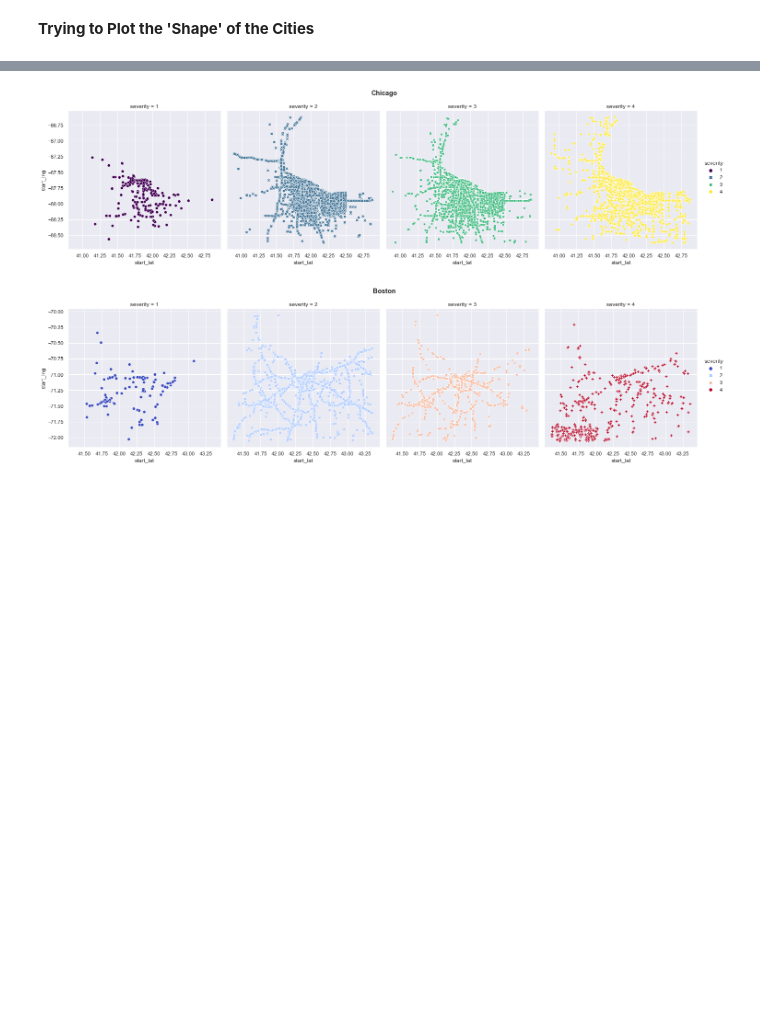
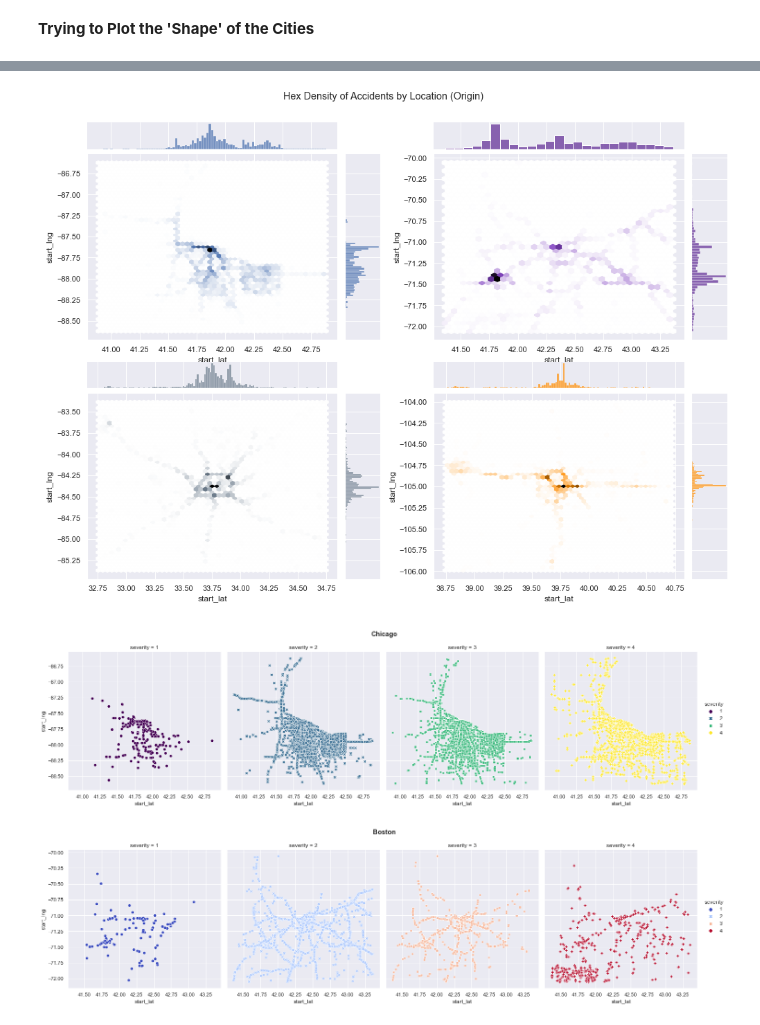
Before and after one commit to jeffreyfloyd/DST-and-traffic-implications, a Jupyter notebook: code/EDA_5_combined.ipynb, the cells around one changed output, grey strips where cells are left out. Cells and saved outputs as stored; diff of their text form; code cells hidden in the pictures; blank space fills up the shorter version.

```diff
--- a/code/EDA_5_combined.ipynb
+++ b/code/EDA_5_combined.ipynb
@@ -622,13 +645,40 @@ NameError: name 'sfg' is not defined
 # %%
 #function to generate jointplots - hex kind
 def make_jointplothex(x, y,
-                   kind = 'hex',
-                   color = None):
+                      kind = 'hex',
+                      color = None,
+                      marginal_ticks = False):
 
     return sns.jointplot(x = x, y = y,
                          kind = kind,
-                         color = color)
+                         color = color,
+                         marginal_ticks = marginal_ticks)
 # %%
-#IF I FIX THE ABOVE ISSUE I WILL REPEAT THE JOINTPOINT SUBPLOTS FOR JOINTPLOTS HEX TYPE
-#IF I FIX THE ABOVE ISSUE I WILL REPEAT THE JOINTPOINT SUBPLOTS FOR JOINTPLOTS HEX TYPE
-#IF I FIX THE ABOVE ISSUE I WILL REPEAT THE JOINTPOINT SUBPLOTS FOR JOINTPLOTS HEX TYPE
+#making joinplots - hex style
+g0 = make_jointplothex(x = chi_df["start_lat"], y = chi_df["start_lng"], kind = 'hex', marginal_ticks = False)
+g1 = make_jointplothex(x = bos_df["start_lat"], y = bos_df["start_lng"], kind = 'hex', color = 'rebeccapurple', marginal_ticks = False)
+g2 = make_jointplothex(x = atl_df["start_lat"], y = atl_df["start_lng"], kind = 'hex', color = 'slategrey', marginal_ticks = False)
+g3 = make_jointplothex(x = dia_df["start_lat"], y = dia_df["start_lng"], kind = 'hex', color = 'darkorange', marginal_ticks = False)
+
+#setting up subplot grid
+fig = plt.figure(figsize = (14, 14))
+plt.subplots_adjust(left  = 0.125, right = 0.9,
+                    bottom = 0.1, top = 0.9,
+                    wspace = 0.2, hspace = 0.2)
+
+gs = gridspec.GridSpec(2, 2)
+
+#putting plots into subplot grid
+mg0 = sfg.SeabornFig2Grid(g0, fig, gs[0])
+mg1 = sfg.SeabornFig2Grid(g1, fig, gs[1])
+mg2 = sfg.SeabornFig2Grid(g2, fig, gs[2])
+mg3 = sfg.SeabornFig2Grid(g3, fig, gs[3])
+
+gs.tight_layout(fig)
+gs.update(top = 0.7)
+
+plt.suptitle('Hex Density of Accidents by Location (Origin)', y = .75)
+plt.yticks(rotation = 90)
+plt.show();
+# %% [output]
+[figure, added]
```
Also changed, not shown: parts of 23 cells of this notebook.
